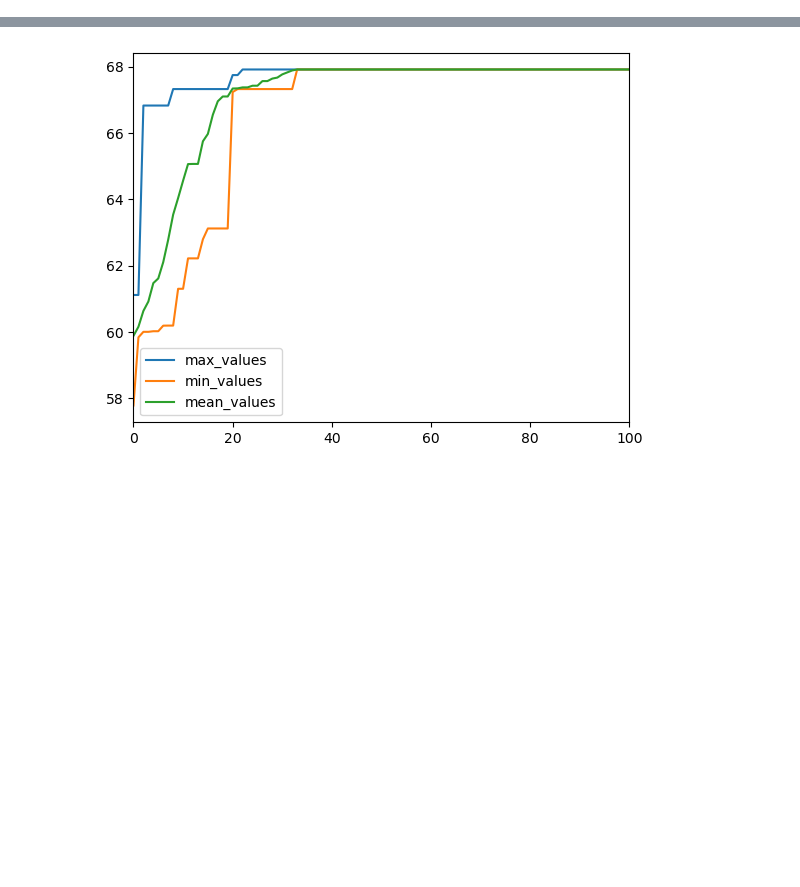
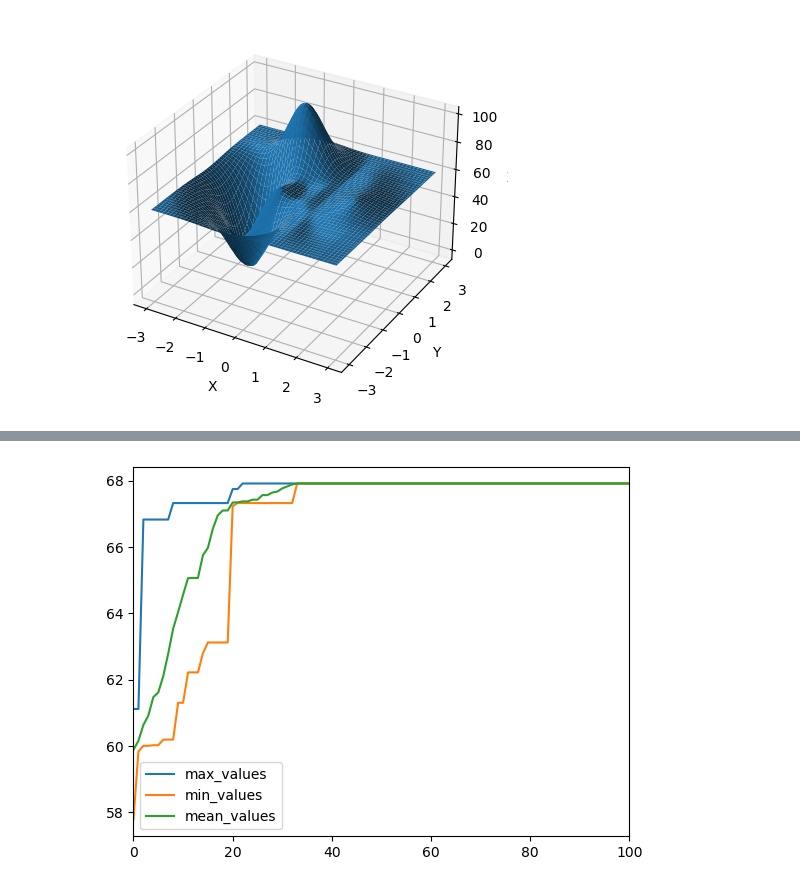
Before and after one commit to williamasesoftware/Optimization, a Jupyter notebook: genetical2.ipynb, the cells around one changed output, grey strips where cells are left out. Saved outputs shown, nothing was run; the diff lists cells and outputs as text; code cells hidden in the pictures; blank space fills up the shorter version.

```diff
--- a/genetical2.ipynb
+++ b/genetical2.ipynb
@@ -3,4 +3,38 @@ import random
 import math
 import numpy as np
 import matplotlib.pyplot as plt
+# %%
+import numpy as np
+
+def z_function(x, y):
+    return 3*(1-x)**2*(np.exp(-x**2 - (y+1)**2) - 10*(x/5 - x**3 - y**5)*(np.exp(-x**2 - y**2)) - 1/3*(np.exp(-(x+1)**2-y**2)))+60
+
+import matplotlib.pyplot as plt
+from mpl_toolkits.mplot3d import Axes3D
+
+# Definir la gama de valores de x e y
+x_range = np.linspace(-3, 3, 100)
+y_range = np.linspace(-3, 3, 100)
+
+# Crear una cuadrícula 2D de valores x e y
+x_grid, y_grid = np.meshgrid(x_range, y_range)
+
+# Calcular los valores de z para cada punto de la cuadrícula
+z_grid = z_function(x_grid, y_grid)
+# Crear una figura 3D
+fig = plt.figure()
+ax = fig.add_subplot(111, projection='3d')
+
+# Graficar la superficie 3D
+ax.plot_surface(x_grid, y_grid, z_grid)
+
+# Configurar las etiquetas de los ejes
+ax.set_xlabel('X')
+ax.set_ylabel('Y')
+ax.set_zlabel('Z')
+
+# Mostrar la figura
+plt.show()
+# %% [output]
+[figure, added]
 # %%
```
Also changed, not shown: parts of 2 cells of this notebook, 2 other files.
